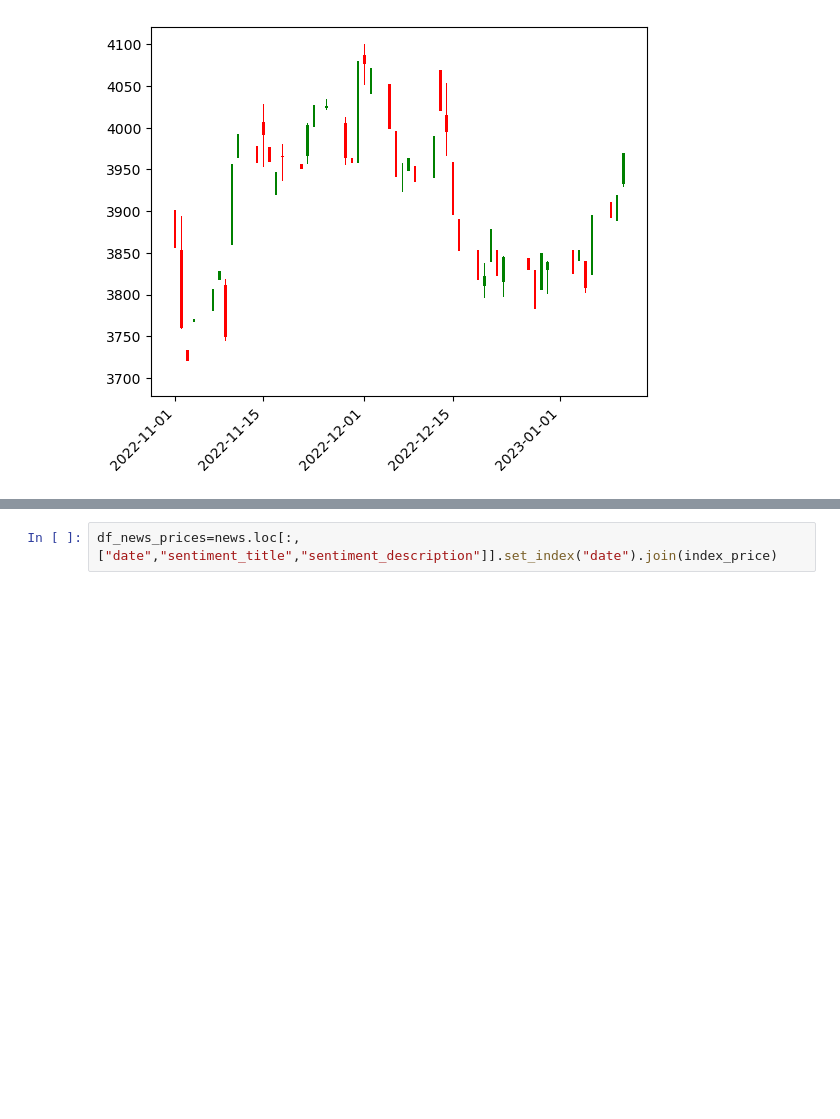
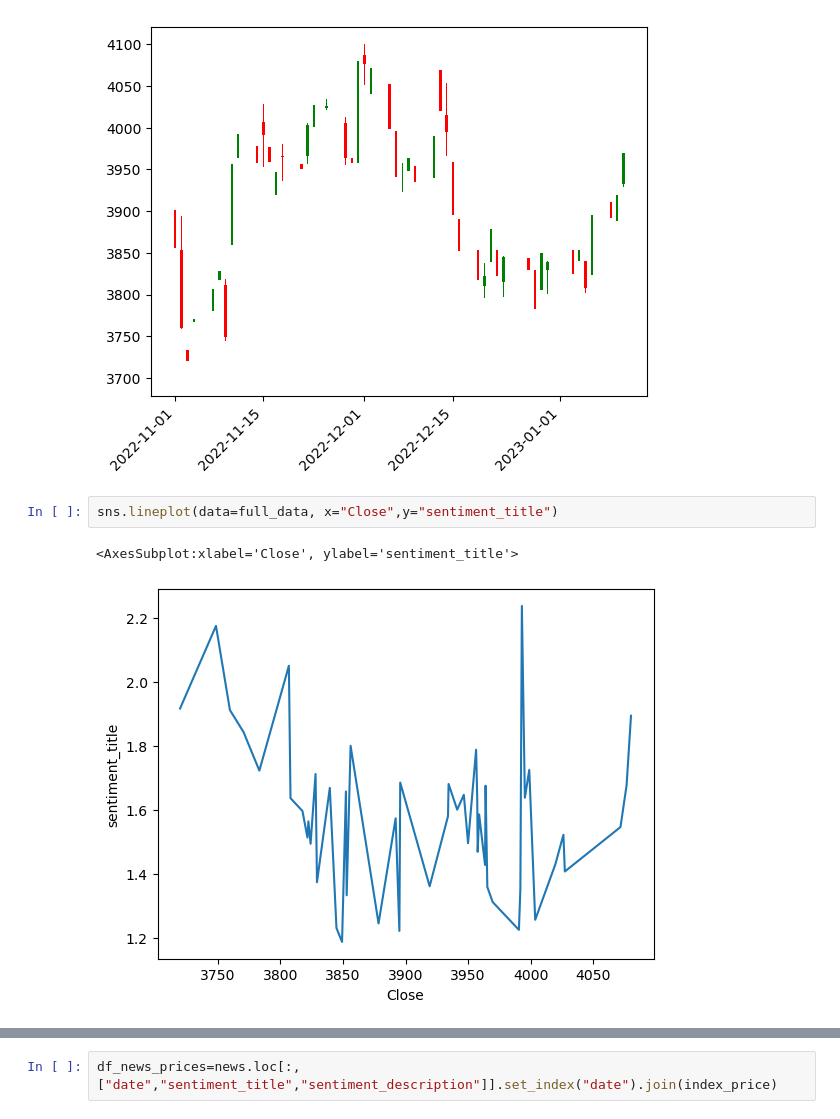
Before and after one commit to YanaOrf/Stock_market_sentiment_analysis, a Jupyter notebook: sent_analysis.ipynb, the cells around one changed output, grey strips where cells are left out. Cells and saved outputs as stored; diff of their text form; blank space fills up the shorter version.

```diff
--- a/sent_analysis.ipynb
+++ b/sent_analysis.ipynb
@@ -317,3 +324,8 @@ plt.show()
 # %% [output]
 [figure]
 [figure]
+# %%
+sns.lineplot(data=full_data, x="Close",y="sentiment_title")
+# %% [output]
+<AxesSubplot:xlabel='Close', ylabel='sentiment_title'>
+[figure, added]
```
Also changed, not shown: parts of 48 cells of this notebook, 1 other file.
